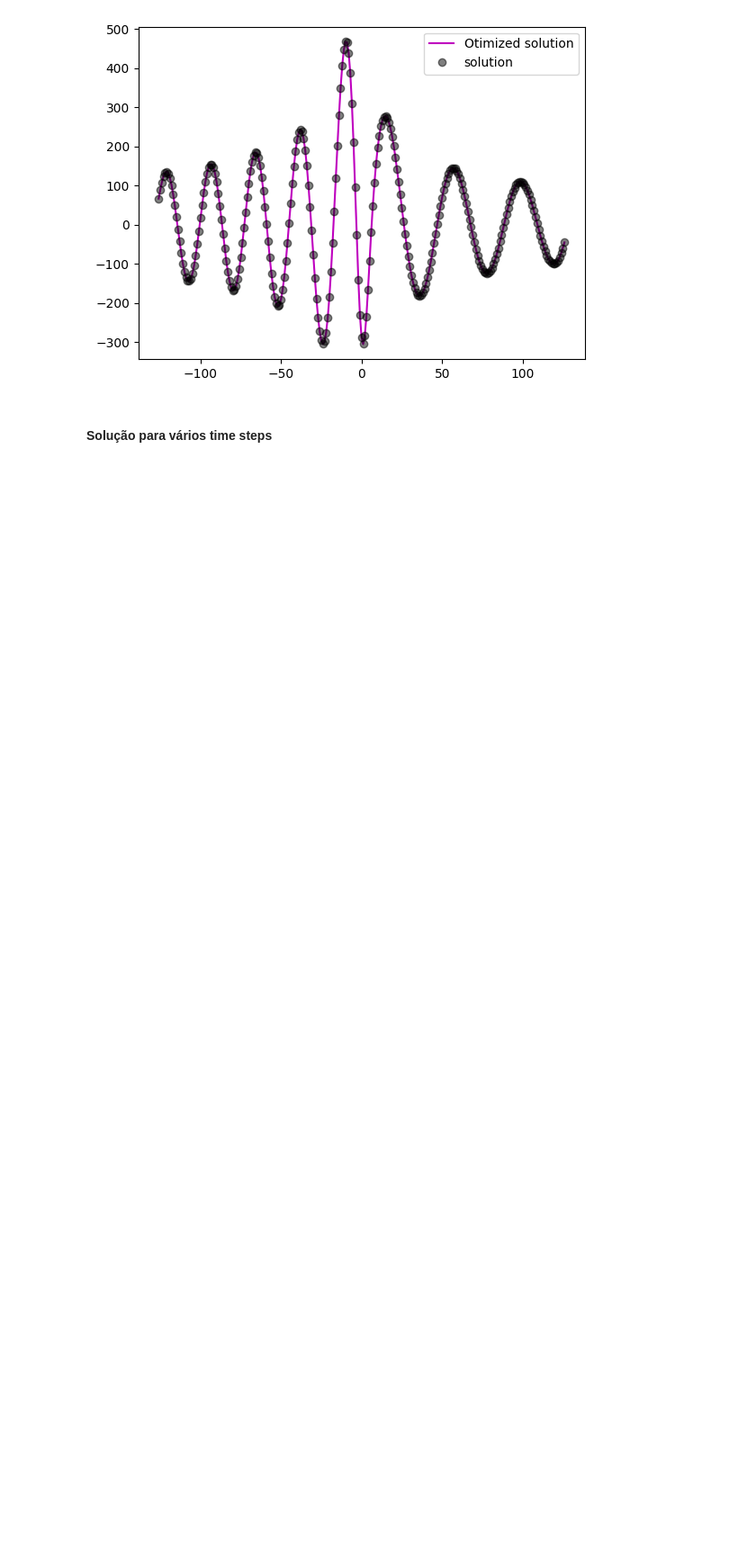
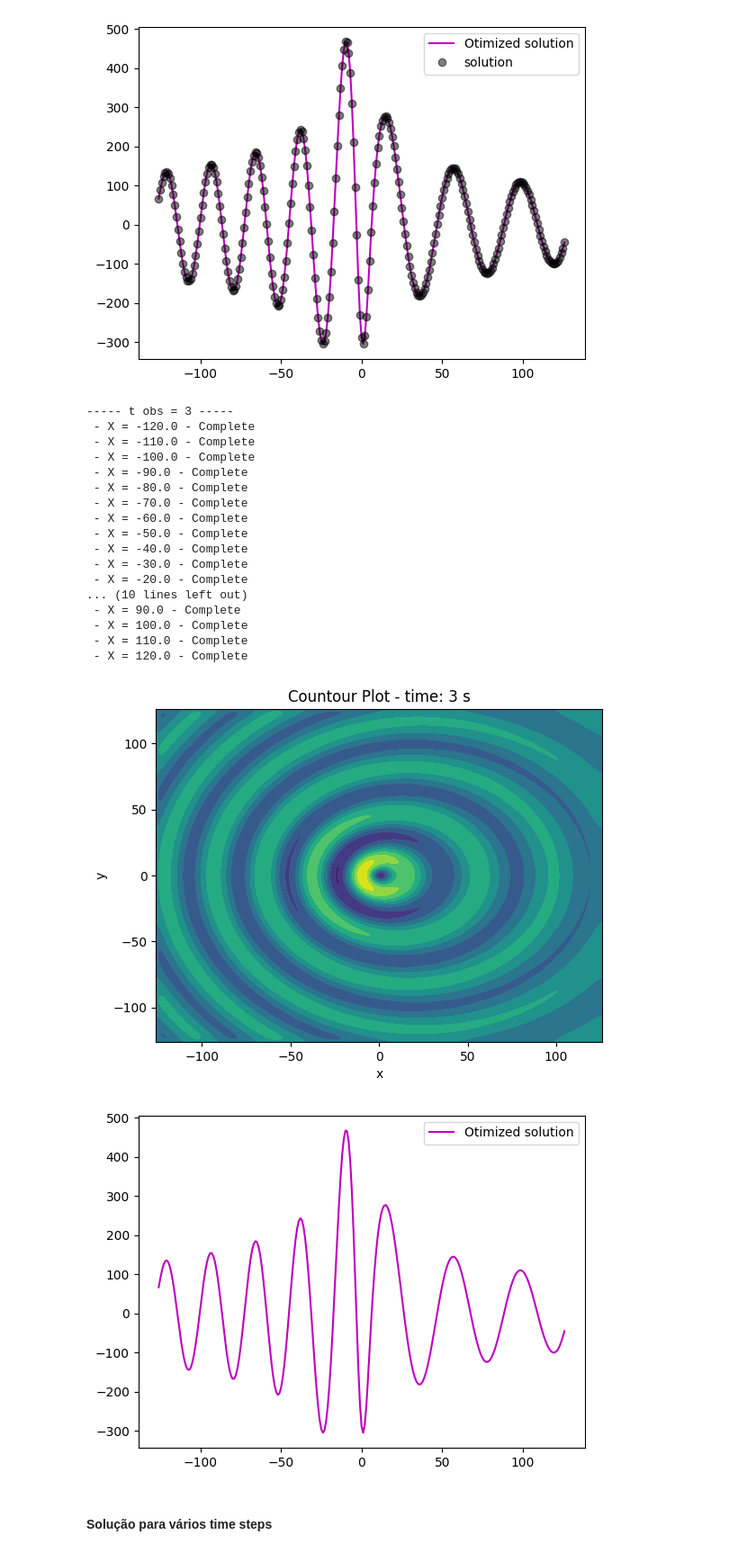
Before and after one commit to Widmark-Kaue/Aeroacoustics-Monopole-Errors, a Jupyter notebook: scripts/analyticalSolutions.ipynb, the cells around one changed output. Shown at 90% size. Drawn from its saved outputs; the diff is of its cells as text; code cells hidden in the pictures; blank space fills up the shorter version.

Commit message:
feat: add timeSteps solution

```diff
--- a/scripts/analyticalSolutions.ipynb
+++ b/scripts/analyticalSolutions.ipynb
@@ -133,5 +133,60 @@ plt.show()
 # %% [output]
 [figure]
 [figure]
+# %%
+name = 'monopole_10Hz_M0.2_3s.json'
+d = 3*42
+monopoleFlowSyE(
+    t           = [3],
+    M           = 0.2,
+    xlim        = (-d, d),
+    ylim        = (-d, d),
+    nxy         = (2*d+1, 2*d+1),
+    savePath    = PATH_ANALYTICAL,
+    outName     = name
+)
+
+file_path  = PATH_ANALYTICAL.joinpath(name)
+with open(file_path, 'r') as file:
+    mono = load(file)
+    nx = mono['nx']
+    ny = mono['ny']
+    ypos  = np.linspace(mono['ylim'][0], mono['ylim'][1], ny).searchsorted(0)
+    x2  = np.linspace(mono['xlim'][0], mono['xlim'][1], nx)
+    X = np.array(mono['X'])
+    Y = np.array(mono['Y'])
+    pressure = mono['time']
+
+plt.contourf(X, Y, np.array(pressure['3']).T)
+plt.xlabel('x')
+plt.ylabel('y')
+
+plt.title('Countour Plot - time: 3 s')
+plt.show()
+
+p2 = np.array(pressure['3']).T[ypos]
+plt.plot(x2, p2, 'm', label = 'Otimized solution')
+plt.legend()
+plt.show()
+# %% [output]
+----- t obs = 3 -----
+ - X = -120.0 - Complete
+ - X = -110.0 - Complete
+ - X = -100.0 - Complete
+ - X = -90.0 - Complete
+ - X = -80.0 - Complete
+ - X = -70.0 - Complete
+ - X = -60.0 - Complete
+ - X = -50.0 - Complete
+ - X = -40.0 - Complete
+ - X = -30.0 - Complete
+ - X = -20.0 - Complete
+... (10 lines left out)
+ - X = 90.0 - Complete
+ - X = 100.0 - Complete
+ - X = 110.0 - Complete
+ - X = 120.0 - Complete
+[figure, added]
+[figure, added]
 # %% [markdown]
 #### Solução para vários time steps
```
Also changed, not shown: parts of 3 cells of this notebook.
